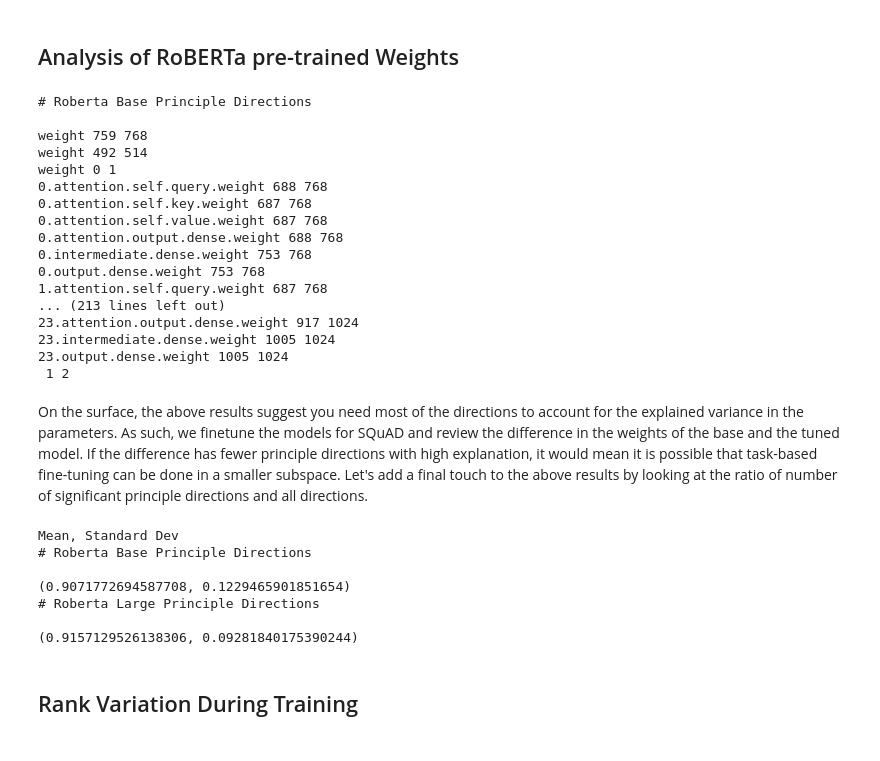
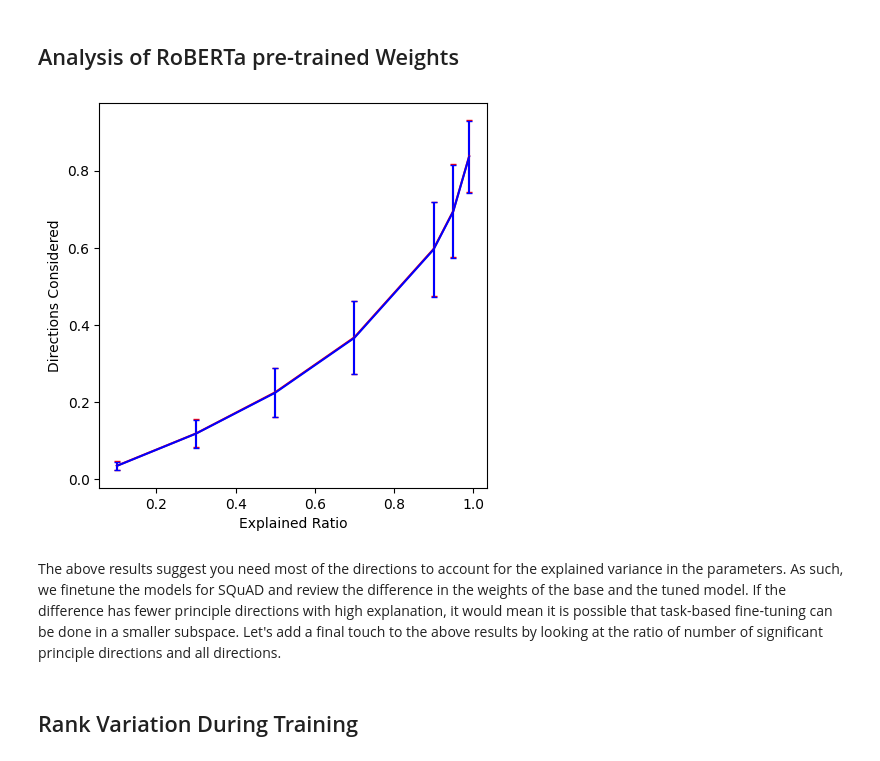
Before and after one commit to mathadoor/peft-study, a Jupyter notebook: Experiments/LoRA-squad.ipynb, the cells around one changed output. Drawn from its saved outputs; the diff is of its cells as text; code cells hidden in the pictures.

Commit message:
Calculated cumulative explained ratio and plotted for different values

```diff
--- a/Experiments/LoRA-squad.ipynb
+++ b/Experiments/LoRA-squad.ipynb
@@ -32,6 +32,7 @@ def get_principle_direction(A, exp_var):
 
 def get_principle_directions(A, exp_vars):
     U, S, V = torch.linalg.svd(A)
+    S = S ** 2
     X = (torch.cumsum(S, 0) / S.sum().item()).tolist()
     ret = []
     i, j = 0, 0
@@ -100,42 +101,40 @@ roberta_large_config = AutoConfig.from_pretrained('roberta-large')
 roberta_base_model = AutoModelForQuestionAnswering.from_config(roberta_base_config)
 roberta_large_model = AutoModelForQuestionAnswering.from_config(roberta_large_config)
 # %%
-def print_principle_direction(model, exp_var):
+# Extract Variances for a given set of explained variances
+def get_model_principle_direction(model, exp_vars):
     principle_dirs = []
     for key, param in model.named_parameters():
         with torch.no_grad():
-            key = ".".join(key.split(".")[3:])
             p_size = min(param.size())
+
             if len(param.size()) < 2:
                 continue
-            print(key, get_principle_direction(param, exp_var), p_size)
+
+            curr_principle_dirs = get_principle_directions(param, exp_vars)
+            curr_principle_dirs = torch.tensor(curr_principle_dirs) / p_size
+
+            if torch.any(curr_principle_dirs == 0):
+                continue
+
+            principle_dirs.append(curr_principle_dirs)
+
+    return torch.stack(principle_dirs)
 # %%
-explained_variance = 0.99
-print("# Roberta Base Principle Directions \n")
-print_principle_direction(roberta_base_model, explained_variance)
-
-print("\n# Roberta Large Principle Directions \n")
-print_principle_direction(roberta_large_model, explained_variance)
+explained_variances = [0.1, 0.3, 0.5, 0.7, 0.9, 0.95, 0.99]
+roberta_base_dirs = get_model_principle_direction(roberta_base_model, explained_variances)
+roberta_large_dirs = get_model_principle_direction(roberta_large_model, explained_variances)
-# %% [output]
-# Roberta Base Principle Directions
-
-weight 759 768
-weight 492 514
-weight 0 1
-0.attention.self.query.weight 688 768
-0.attention.self.key.weight 687 768
-0.attention.self.value.weight 687 768
-0.attention.output.dense.weight 688 768
-0.intermediate.dense.weight 753 768
-0.output.dense.weight 753 768
-1.attention.self.query.weight 687 768
-... (213 lines left out)
-23.attention.output.dense.weight 917 1024
-23.intermediate.dense.weight 1005 1024
-23.output.dense.weight 1005 1024
- 1 2
+# %%
+fig, ax = plt.subplots(nrows=1, ncols=1, figsize=(5, 5))
+ax.errorbar(explained_variances, roberta_base_dirs.mean(dim=0).tolist(), yerr= roberta_base_dirs.std(dim=0).tolist(), label="RoBERTa Base", color='r', capsize=2)
+ax.errorbar(explained_variances, roberta_large_dirs.mean(dim=0).tolist(), yerr= roberta_base_dirs.std(dim=0).tolist(), label="RoBERTa Large", color='b', capsize=2)
+ax.set_xlabel("Explained Ratio")
+ax.set_ylabel("Directions Considered")
+plt.show()
+# %% [output]
+[figure, added]
 # %% [markdown]
-On the surface, the above results suggest you need most of the directions to account for the explained variance in the parameters.
+The above results suggest you need most of the directions to account for the explained variance in the parameters.
 As such, we finetune the models for SQuAD and review the difference in the weights of the base and the tuned model. If the difference has
 fewer principle directions with high explanation, it would mean it is possible that task-based fine-tuning can be done in a smaller subspace.
 Let's add a final touch to the above results by looking at the ratio of number of significant principle directions and all directions.
@@ -161,21 +141,3 @@ def print_mean_var(x_t):
-# %%
-explained_variance = 0.99
-print("Mean, Standard Dev")
-print("# Roberta Base Principle Directions \n")
-exp_dirs, all_dirs = principle_direction_distribution(roberta_base_model.state_dict(), 0.99)
-print(print_mean_var(exp_dirs / all_dirs))
-
-print("# Roberta Large Principle Directions \n")
-exp_dirs, all_dirs = principle_direction_distribution(roberta_large_model.state_dict(), 0.99)
-print(print_mean_var(exp_dirs / all_dirs))
-# %% [output]
-Mean, Standard Dev
-# Roberta Base Principle Directions
-
-(0.9071772694587708, 0.1229465901851654)
-# Roberta Large Principle Directions
-
-(0.9157129526138306, 0.09281840175390244)
 # %% [markdown]
 ## Rank Variation During Training
 # %%
```
Also changed, not shown: parts of 2 cells of this notebook.
